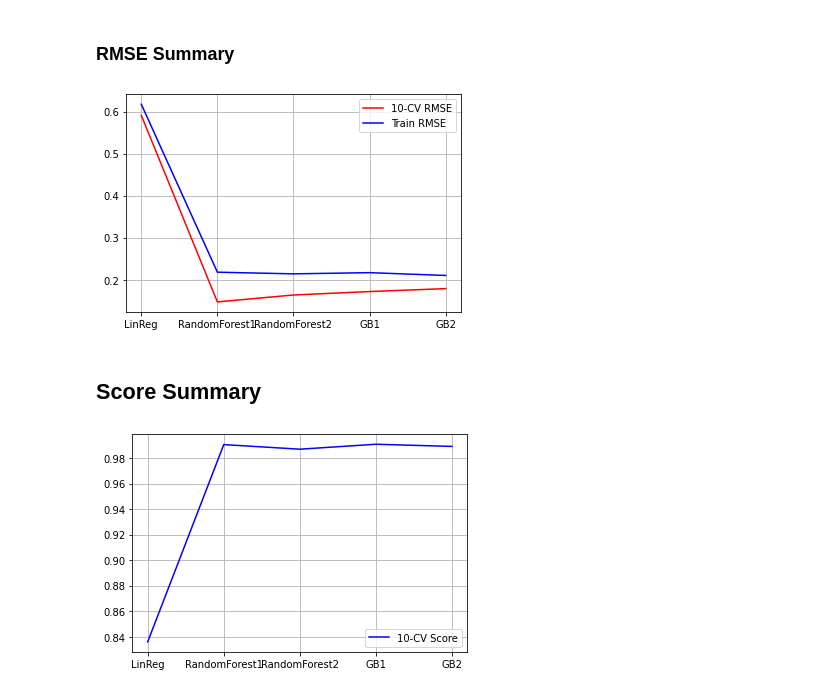
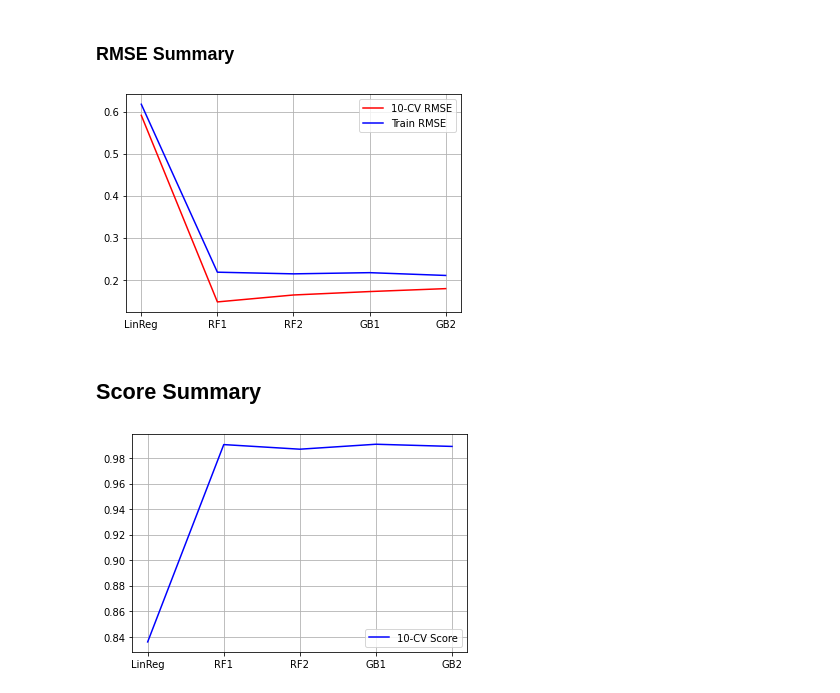
Before and after one commit to woonsupkim/BurdenofCare, a Jupyter notebook: burden.ipynb, the cells around one changed output. Drawn from its saved outputs; the diff is of its cells as text; code cells hidden in the pictures.

```diff
--- a/burden.ipynb
+++ b/burden.ipynb
@@ -563,21 +563,21 @@ Text(0, 0.5, 'Predicted Value')
 # %% [markdown]
 ### RMSE Summary
 # %%
-x = ['LinReg', 'RandomForest1', 'RandomForest2', 'GB1', 'GB2']
+x = ['LinReg', 'RF1', 'RF2', 'GB1', 'GB2']
 y1 = [model11_train_rmse, model2_2_train_rmse, model22_2_train_rmse, model3_train_rmse, model33_train_rmse]
 y2 = [model11_cv_rmse, model2_2_cv_rmse, model22_2_cv_rmse, model3_cv_rmse, model33_cv_rmse]
 
 plt.plot(x, y2, label = "10-CV RMSE", c='r')
 plt.plot(x, y1, label = "Train RMSE", c='b')
 plt.legend()
 plt.grid()
 plt.show()
 # %% [output]
-[figure, old version]
+[figure, new version]
 # %% [markdown]
 ## Score Summary
 # %%
-x = ['LinReg', 'RandomForest1', 'RandomForest2', 'GB1', 'GB2']
+x = ['LinReg', 'RF1', 'RF2', 'GB1', 'GB2']
 y1 = [score11, score2_2, score22_2, score3, score33]
 
 plt.plot(x, y1, label = "10-CV Score", c='b')
@@ -585,4 +585,4 @@ plt.legend()
 plt.grid()
 plt.show()
 # %% [output]
-[figure, old version]
+[figure, new version]
```
